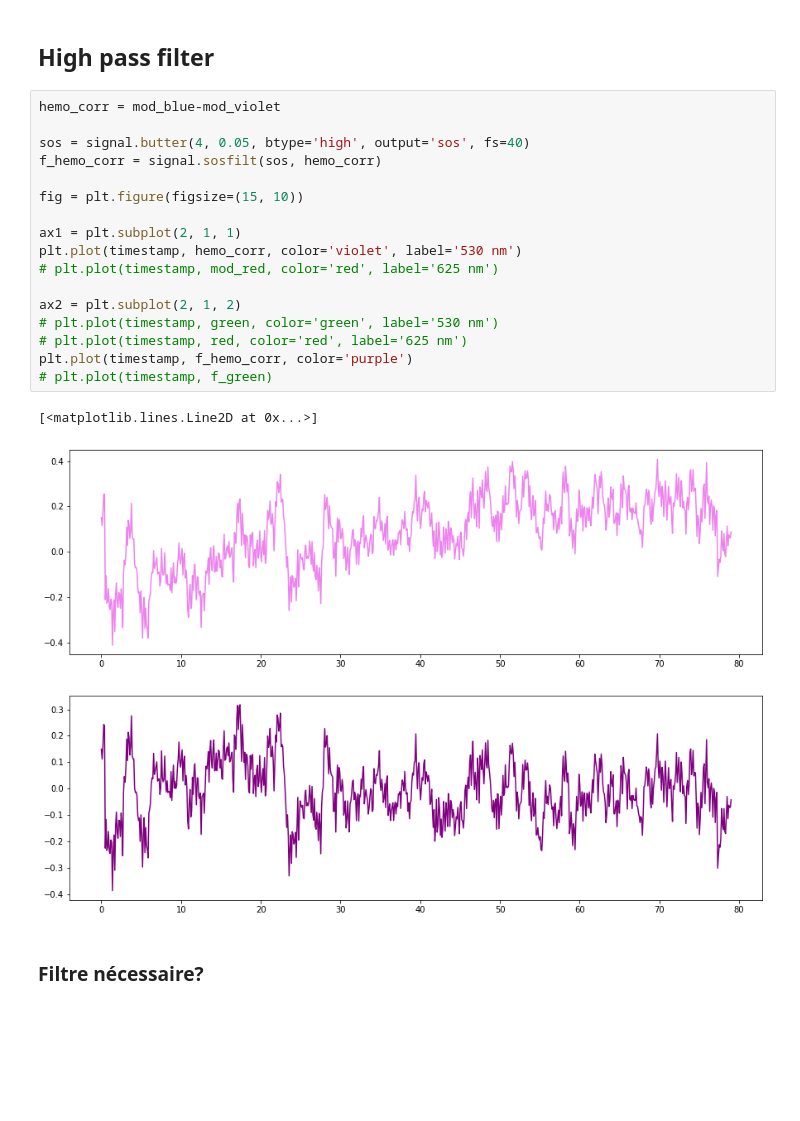
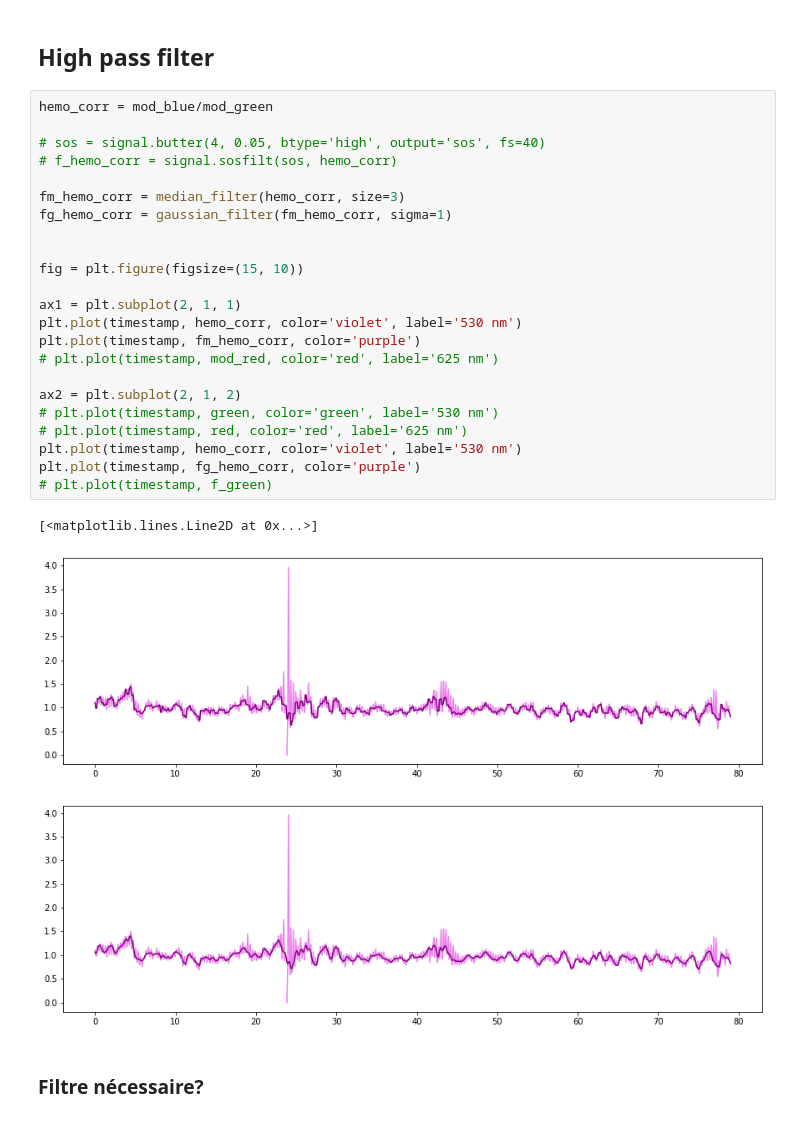
Before and after one commit to Laboratory-of-Vincent-Breton-Provencher/Widefield-Imaging-Acquisition, a Jupyter notebook: analysisPipeline/simplePlot.ipynb, the cells around one changed output. Saved outputs shown, nothing was run; the diff lists cells and outputs as text; blank space fills up the shorter version.

```diff
--- a/analysisPipeline/simplePlot.ipynb
+++ b/analysisPipeline/simplePlot.ipynb
@@ -70,25 +72,31 @@ Text(0, 0.5, 'normalized intensity signal (-)')
 # %% [markdown]
 ## High pass filter
 # %%
-hemo_corr = mod_blue-mod_violet
+hemo_corr = mod_blue/mod_green
 
-sos = signal.butter(4, 0.05, btype='high', output='sos', fs=40)
-f_hemo_corr = signal.sosfilt(sos, hemo_corr)
+# sos = signal.butter(4, 0.05, btype='high', output='sos', fs=40)
+# f_hemo_corr = signal.sosfilt(sos, hemo_corr)
+
+fm_hemo_corr = median_filter(hemo_corr, size=3)
+fg_hemo_corr = gaussian_filter(fm_hemo_corr, sigma=1)
+
 
 fig = plt.figure(figsize=(15, 10))
 
 ax1 = plt.subplot(2, 1, 1)
 plt.plot(timestamp, hemo_corr, color='violet', label='530 nm')
+plt.plot(timestamp, fm_hemo_corr, color='purple')
 # plt.plot(timestamp, mod_red, color='red', label='625 nm')
 
 ax2 = plt.subplot(2, 1, 2)
 # plt.plot(timestamp, green, color='green', label='530 nm')
 # plt.plot(timestamp, red, color='red', label='625 nm')
-plt.plot(timestamp, f_hemo_corr, color='purple')
+plt.plot(timestamp, hemo_corr, color='violet', label='530 nm')
+plt.plot(timestamp, fg_hemo_corr, color='purple')
 # plt.plot(timestamp, f_green)
 # %% [output]
 [<matplotlib.lines.Line2D at 0x...>]
-[figure, old version]
+[figure, new version]
 # %% [markdown]
 ### Filtre nécessaire?
 # %% [markdown]
```
Also changed, not shown: parts of 3 cells of this notebook, 6 other files.
